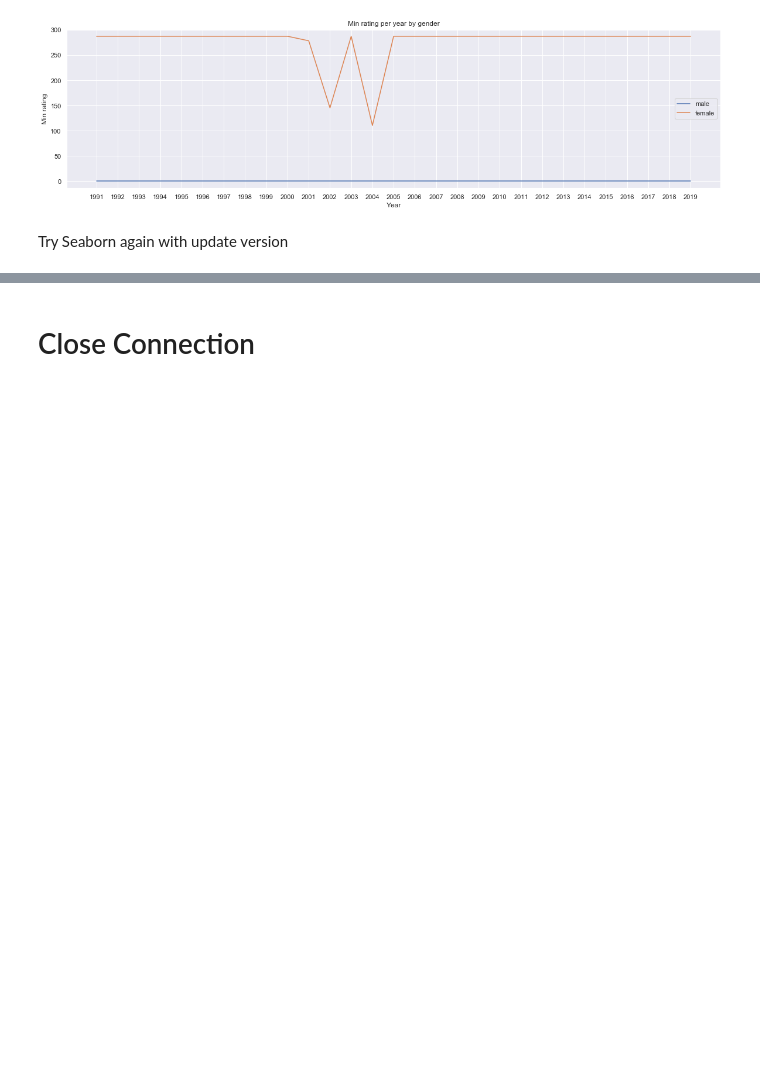
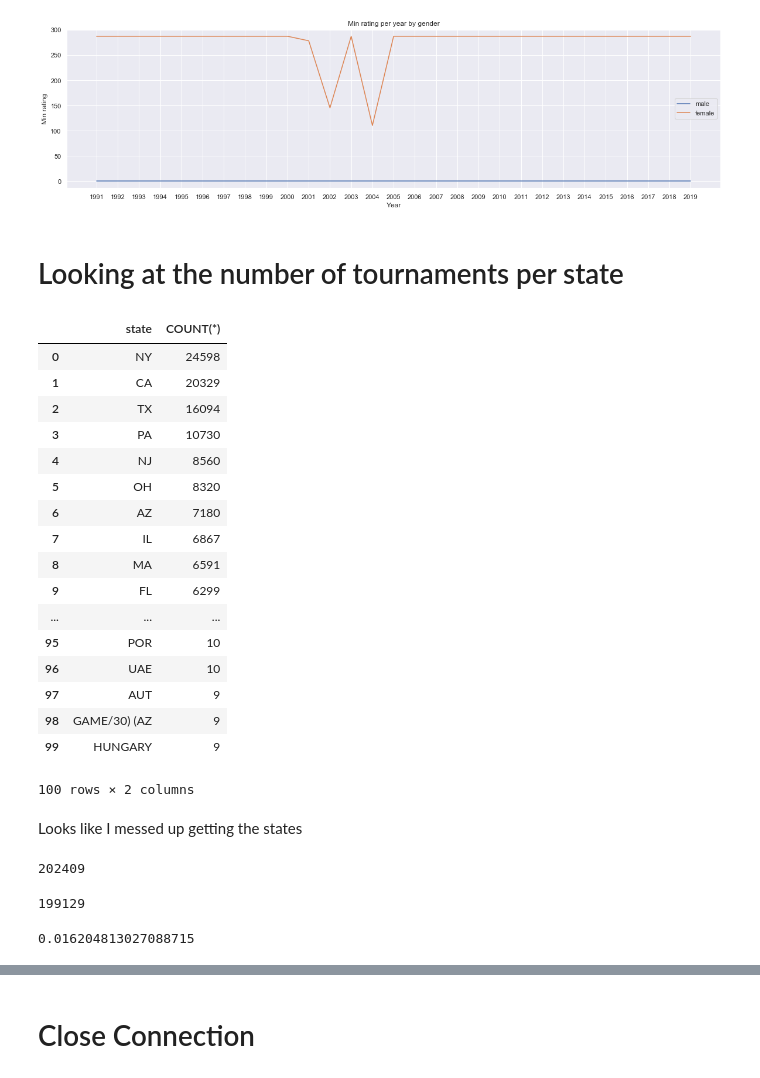
Before and after one commit to AstroBoy1/chess-ds, a Jupyter notebook: chess_exploration.ipynb, the cells around one changed output, grey strips where cells are left out. Saved outputs shown, nothing was run; the diff lists cells and outputs as text; code cells hidden in the pictures; blank space fills up the shorter version.

Commit message:
events cleaning

```diff
--- a/chess_exploration.ipynb
+++ b/chess_exploration.ipynb
@@ -501,5 +503,30 @@ plt.legend()
 # %% [output]
 <matplotlib.legend.Legend at 0x...>
 [figure]
-# %% [markdown]
-Try Seaborn again with update version
+# %% [markdown]
+# Looking at the number of tournaments per state
+# %%
+events_df = pd.read_sql_query("SELECT state, COUNT(*) FROM events_dim GROUP BY state ORDER BY COUNT(*) DESC LIMIT 100;", conn)
+# %%
+events_df
+# %% [output]
+|  | state | COUNT(*) |
+| 0 | NY | 24598 |
+| 1 | CA | 20329 |
+| 2 | TX | 16094 |
+| 3 | PA | 10730 |
+| 4 | NJ | 8560 |
+| 5 | OH | 8320 |
+| 6 | AZ | 7180 |
+| 7 | IL | 6867 |
+| 8 | MA | 6591 |
+| 9 | FL | 6299 |
+| ... | ... | ... |
+| 95 | POR | 10 |
+| 96 | UAE | 10 |
+| 97 | AUT | 9 |
+| 98 | GAME/30) (AZ | 9 |
+| 99 | HUNGARY | 9 |
+100 rows × 2 columns
+# %% [markdown]
+Looks like I messed up getting the states
@@ -505,0 +535,4 @@ Try Seaborn again with update version
+# %%
+len(events_df)
+# %% [output]
+202409
@@ -505,0 +548,8 @@ Try Seaborn again with update version
+# %%
+len(states)
+# %% [output]
+199129
+# %%
+(len(events_df) - len(states)) / len(events_df)
+# %% [output]
+0.016204813027088715
```
Also changed, not shown: parts of 11 cells of this notebook, 2 other files.
